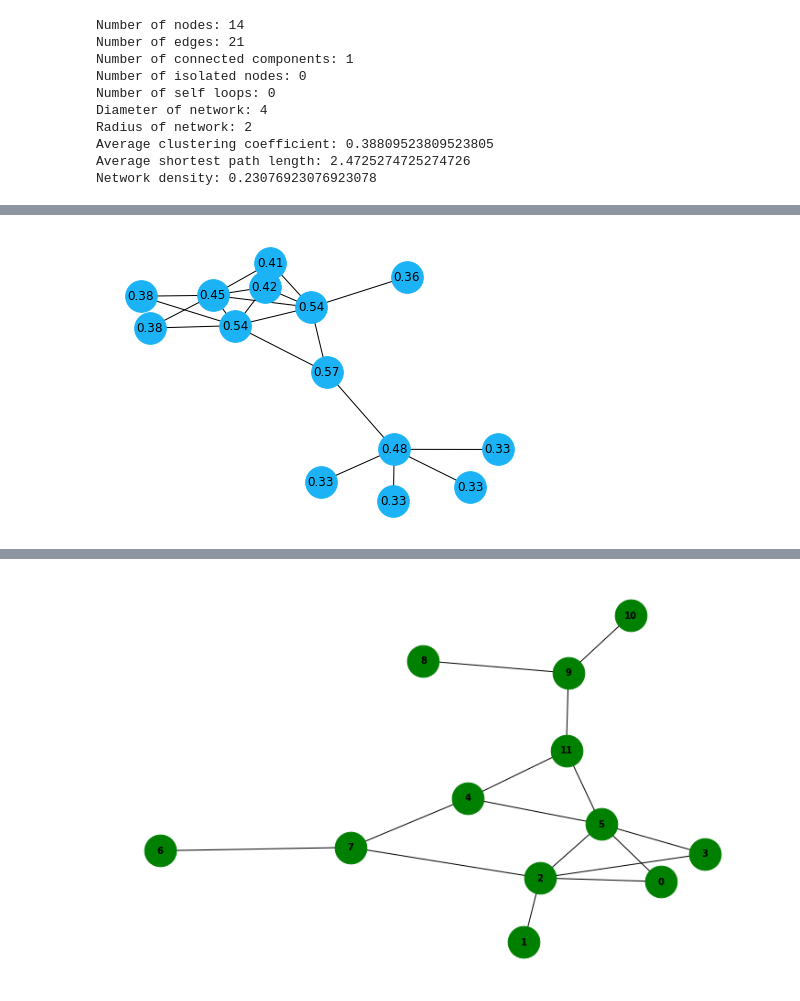
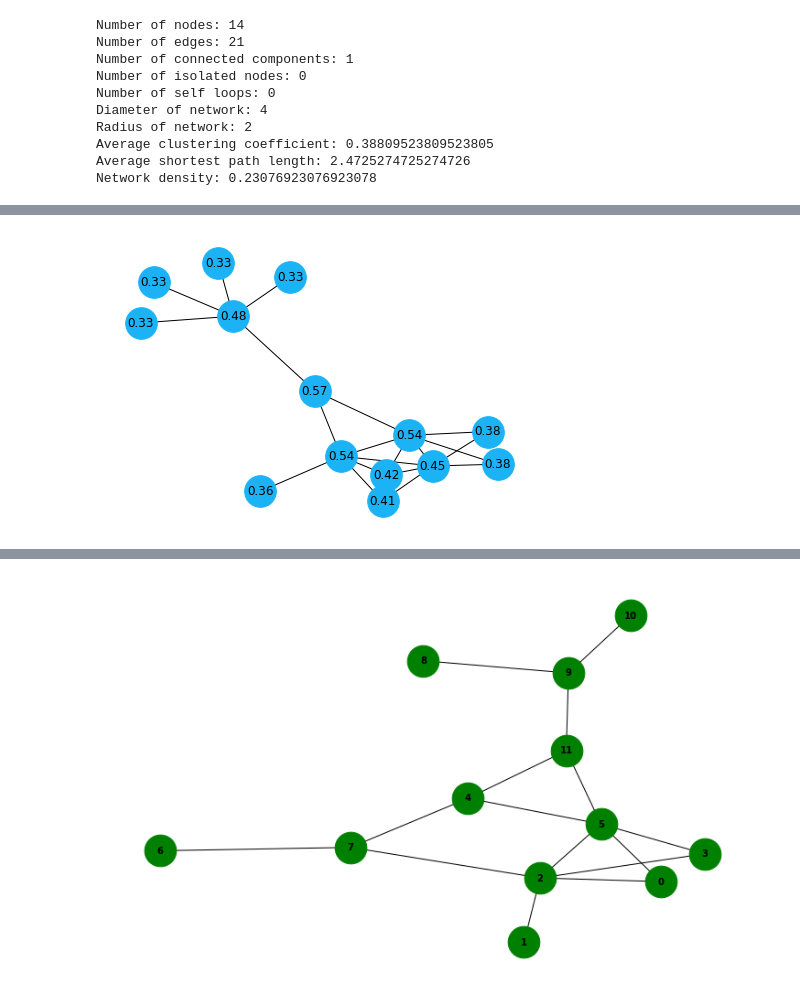
Before and after one commit to UEFBiomedicalInformaticsLab/NetBio_Summer_2023, a Jupyter notebook: 1_Network_databases.ipynb, the cells around one changed output, grey strips where cells are left out. Drawn from its saved outputs; the diff is of its cells as text; code cells hidden in the pictures.

```diff
--- a/1_Network_databases.ipynb
+++ b/1_Network_databases.ipynb
@@ -186,10 +197,11 @@ edge_list.head()
 # %%
 # Creating network from edge list
 import networkx as nx
-G = nx.from_pandas_edgelist(df = edge_list,
+STRING_PPI = nx.from_pandas_edgelist(df = edge_list,
                             source = "node1",
                             target = "node2",
                             edge_attr = "combined_score")
-pos = nx.spring_layout(G)
-nx.draw(G, with_labels = True, pos = pos, node_size = 1000, node_color = "#1BB3F5")
+STRING_PPI_pos = nx.spring_layout(STRING_PPI, seed = 20)
+# STRING_PPI_pos = nx.circular_layout(STRING_PPI)
+nx.draw(STRING_PPI, with_labels = True, pos = STRING_PPI_pos, node_size = 1000, node_color = "#1BB3F5")
 # %% [output]
@@ -288,6 +310,6 @@ nx.draw(G, labels = betweenness_centrality, pos = pos, node_size = 1000, node_co
 # %%
-closeness_centrality = nx.closeness_centrality(G)
+closeness_centrality = nx.closeness_centrality(STRING_PPI)
 closeness_centrality = {key : round(closeness_centrality[key], 2) for key in closeness_centrality}
-nx.draw(G, labels = closeness_centrality, pos = pos, node_size = 1000, node_color = "#1BB3F5")
+nx.draw(STRING_PPI, labels = closeness_centrality, pos = STRING_PPI_pos, node_size = 1000, node_color = "#1BB3F5")
 # %% [output]
-[figure, old version]
+[figure, new version]
```
Also changed, not shown: parts of 61 cells of this notebook, 16 other files.
